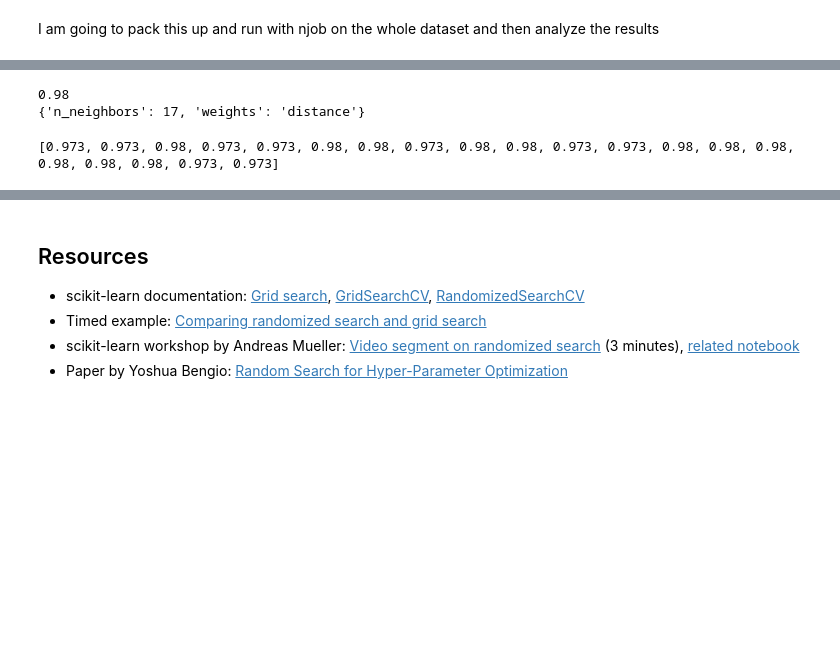
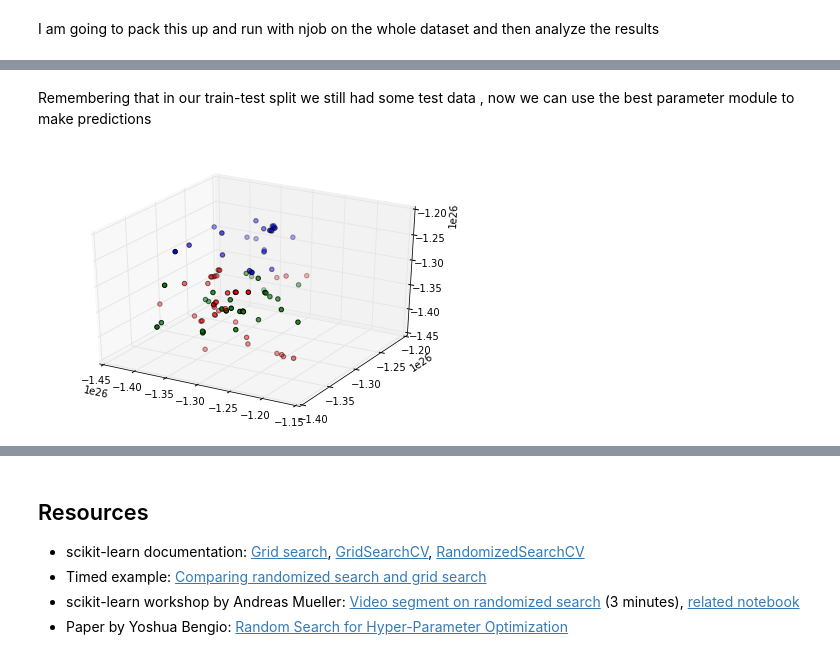
Before and after one commit to dorisjlee/halo_find, a Jupyter notebook: 10_23_2015_GridSearchApplytoParticleData2.ipynb, the cells around one changed output, grey strips where cells are left out. Saved outputs shown, nothing was run; the diff lists cells and outputs as text; code cells hidden in the pictures; blank space fills up the shorter version.

Commit message:
grid search before changes

```diff
--- a/10_23_2015_GridSearchApplytoParticleData2.ipynb
+++ b/10_23_2015_GridSearchApplytoParticleData2.ipynb
@@ -190,6 +190,8 @@ param_grid = dict(n_clusters=k_range)
 print param_grid
 # %% [output]
 {'n_clusters': [1, 2, 3, 4, 5, 6, 7, 8, 9, 10, 11, 12, 13, 14, 15, 16, 17, 18, 19, 20, 21, 22, 23, 24, 25, 26, 27, 28, 29, 30, 31, 32, 33, 34, 35, 36, 37, 38, 39, 40, 41, 42, 43, 44, 45, 46, 47, 48, 4 ...
+# %%
+clf = KMeans()
 # %%
 grid = GridSearchCV(clf, param_grid, cv=10, scoring='accuracy')
 grid
@@ -329,17 +308,2 @@ rand.grid_scores_
-# %%
-# examine the best model
-print rand.best_score_
-print rand.best_params_
-# %% [output]
-0.98
-{'n_neighbors': 17, 'weights': 'distance'}
-# %%
-# run RandomizedSearchCV 20 times (with n_iter=10) and record the best score
-best_scores = []
-for _ in range(20):
-    rand = RandomizedSearchCV(knn, param_dist, cv=10, scoring='accuracy', n_iter=10)
-    rand.fit(X, y)
-    best_scores.append(round(rand.best_score_, 3))
-print best_scores
-# %% [output]
-[0.973, 0.973, 0.98, 0.973, 0.973, 0.98, 0.98, 0.973, 0.98, 0.98, 0.973, 0.973, 0.98, 0.98, 0.98, 0.98, 0.98, 0.98, 0.973, 0.973]
+# %% [markdown]
+Remembering that in our train-test split we still had some test data , now we can use the best parameter module to make predictions
@@ -345,0 +312,16 @@ print best_scores
+# %%
+clf = KMeans(n_clusters=grid.best_params_["n_clusters"])
+clf.fit(test)
+centers=clf.cluster_centers_
+labels=clf.predict(test)
+# %%
+data=test
+fig = plt.figure()
+ax = fig.add_subplot(111, projection='3d')
+color = ["red","green","blue","cyan","purple","orange","magenta","brown","yellow","lime"]
+for i in range(num_clusters):
+    group  = np.where(labels==i)
+    ax.scatter(data[group,0], data[group,1],data[group,2],c=color[i])#, c=c, marker=m)
+fig.tight_layout()
+# %% [output]
+[figure, added]
```
Also changed, not shown: parts of 21 cells of this notebook, 1 other file.
